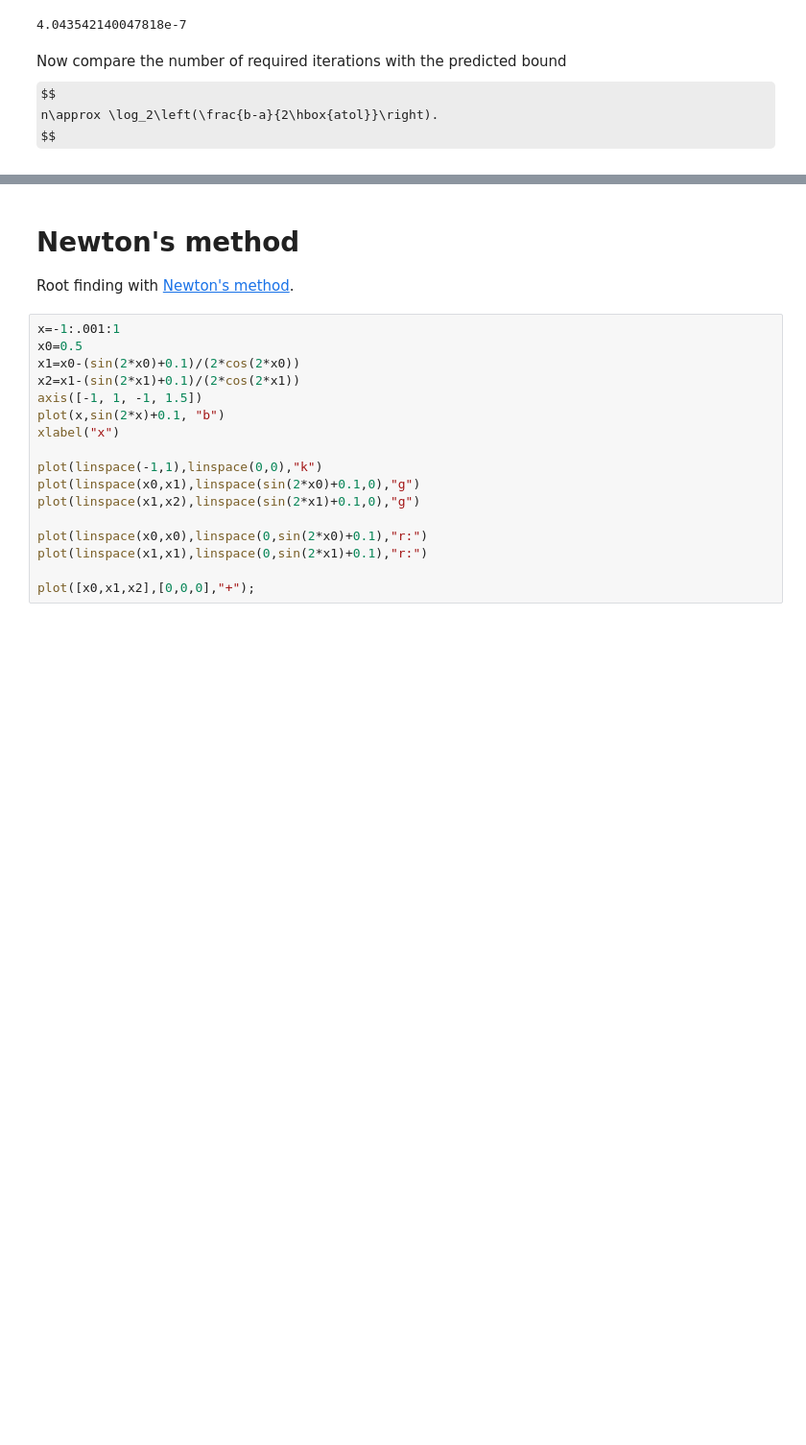
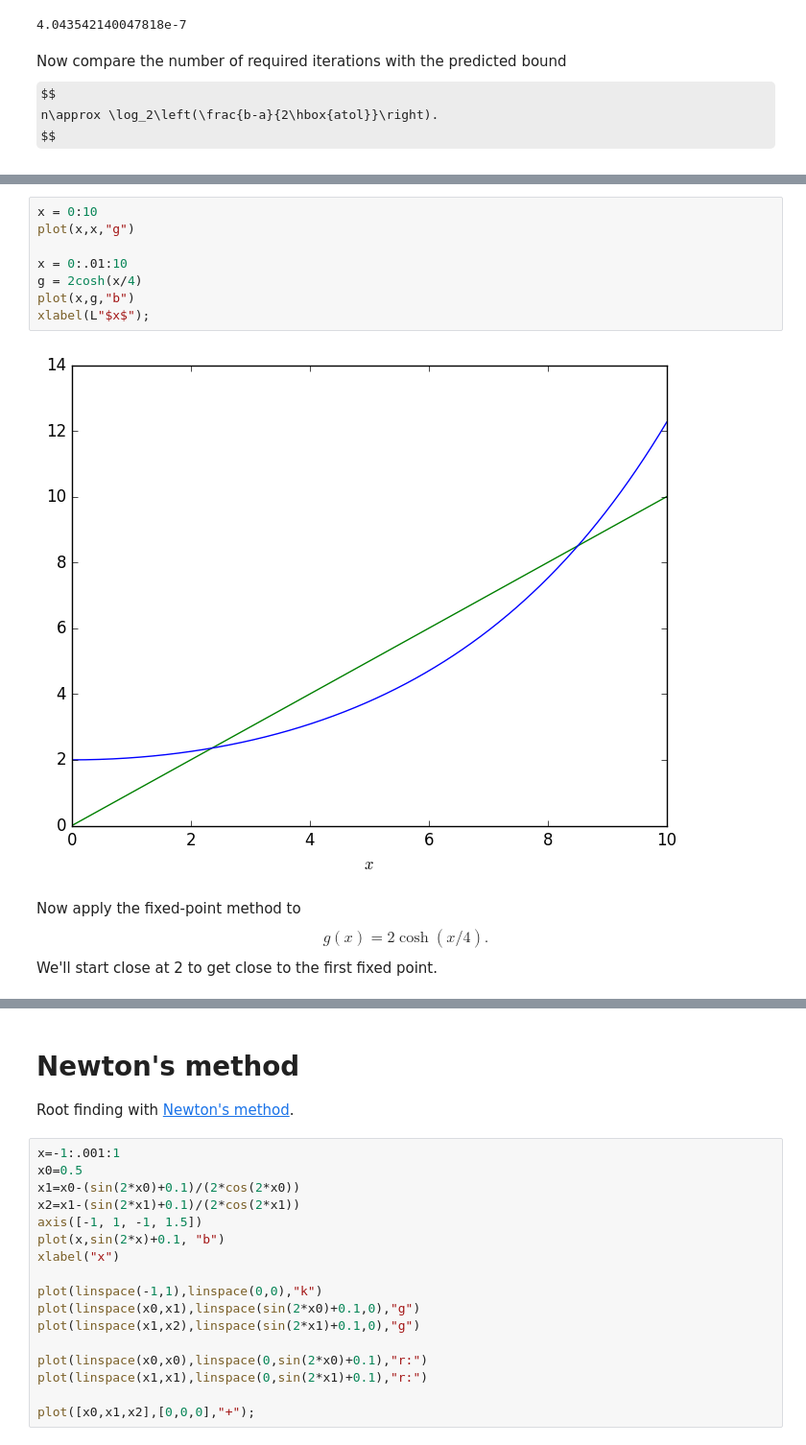
Before and after one commit to MPF-Optimization-Laboratory/cpsc406-T22017, a Jupyter notebook: notebooks/Chapter03.ipynb, the cells around one changed output, grey strips where cells are left out. Shown at 96% size. Cells and saved outputs as stored; diff of their text form; some formulas as TeX source; blank space fills up the shorter version.

```diff
--- a/notebooks/Chapter03.ipynb
+++ b/notebooks/Chapter03.ipynb
@@ -163,0 +191,12 @@ plot([a, b],[a, b],"g");
+# %%
+x = 0:10
+plot(x,x,"g")
+
+x = 0:.01:10
+g = 2cosh(x/4)
+plot(x,g,"b")
+xlabel(L"$x$");
+# %% [output]
+[figure, added]
+# %% [markdown]
+Now apply the fixed-point method to $$g(x) = 2\cosh(x/4).$$ We'll start close at 2 to get close to the first fixed point.
```
Also changed, not shown: parts of 19 cells of this notebook, 1 other file.
